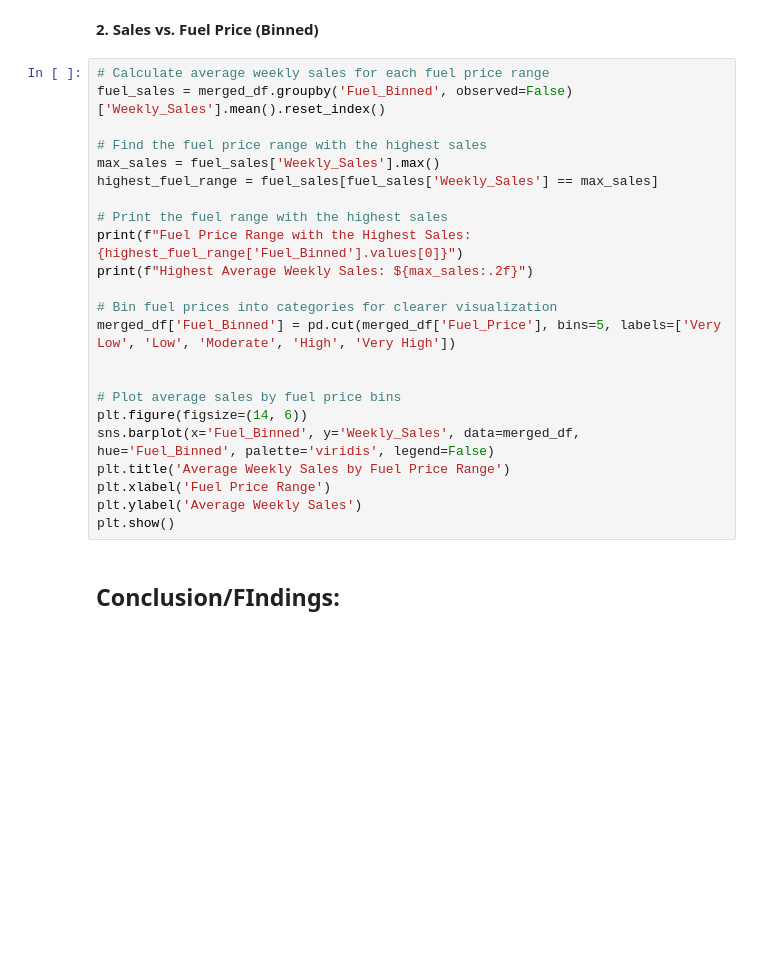
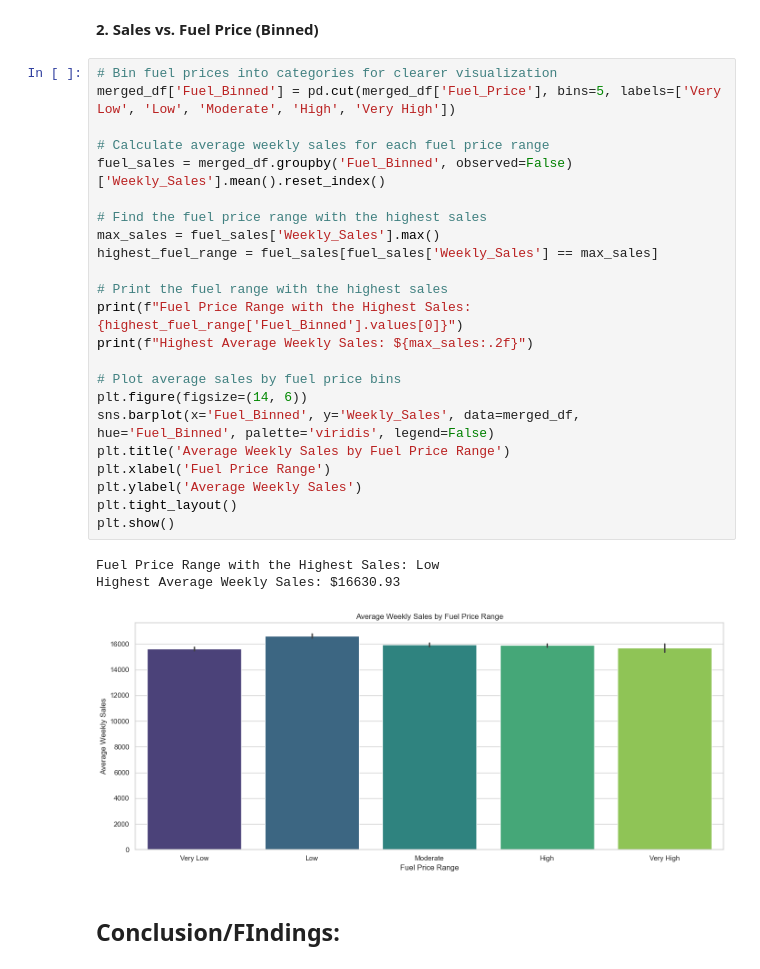
Before and after one commit to Dushyantt2/Sales-Data-Analysis, a Jupyter notebook: SalesAnalysis.ipynb, the cells around one changed output. Cells and saved outputs as stored; diff of their text form; blank space fills up the shorter version.

```diff
--- a/SalesAnalysis.ipynb
+++ b/SalesAnalysis.ipynb
@@ -234,28 +248,32 @@ plt.show()
 # %% [markdown]
  **2. Sales vs. Fuel Price (Binned)**
 # %%
+# Bin fuel prices into categories for clearer visualization
+merged_df['Fuel_Binned'] = pd.cut(merged_df['Fuel_Price'], bins=5, labels=['Very Low', 'Low', 'Moderate', 'High', 'Very High'])
+
 # Calculate average weekly sales for each fuel price range
 fuel_sales = merged_df.groupby('Fuel_Binned', observed=False)['Weekly_Sales'].mean().reset_index()
 
 # Find the fuel price range with the highest sales
 max_sales = fuel_sales['Weekly_Sales'].max()
 highest_fuel_range = fuel_sales[fuel_sales['Weekly_Sales'] == max_sales]
 
 # Print the fuel range with the highest sales
 print(f"Fuel Price Range with the Highest Sales: {highest_fuel_range['Fuel_Binned'].values[0]}")
 print(f"Highest Average Weekly Sales: ${max_sales:.2f}")
 
-# Bin fuel prices into categories for clearer visualization
-merged_df['Fuel_Binned'] = pd.cut(merged_df['Fuel_Price'], bins=5, labels=['Very Low', 'Low', 'Moderate', 'High', 'Very High'])
-
-
 # Plot average sales by fuel price bins
 plt.figure(figsize=(14, 6))
 sns.barplot(x='Fuel_Binned', y='Weekly_Sales', data=merged_df, hue='Fuel_Binned', palette='viridis', legend=False)
 plt.title('Average Weekly Sales by Fuel Price Range')
 plt.xlabel('Fuel Price Range')
 plt.ylabel('Average Weekly Sales')
+plt.tight_layout()
 plt.show()
+# %% [output]
+Fuel Price Range with the Highest Sales: Low
+Highest Average Weekly Sales: $16630.93
+[figure, added]
 # %% [markdown]
 ## **Conclusion/FIndings:**
 # %% [markdown]
```
Also changed, not shown: parts of 5 cells of this notebook.
